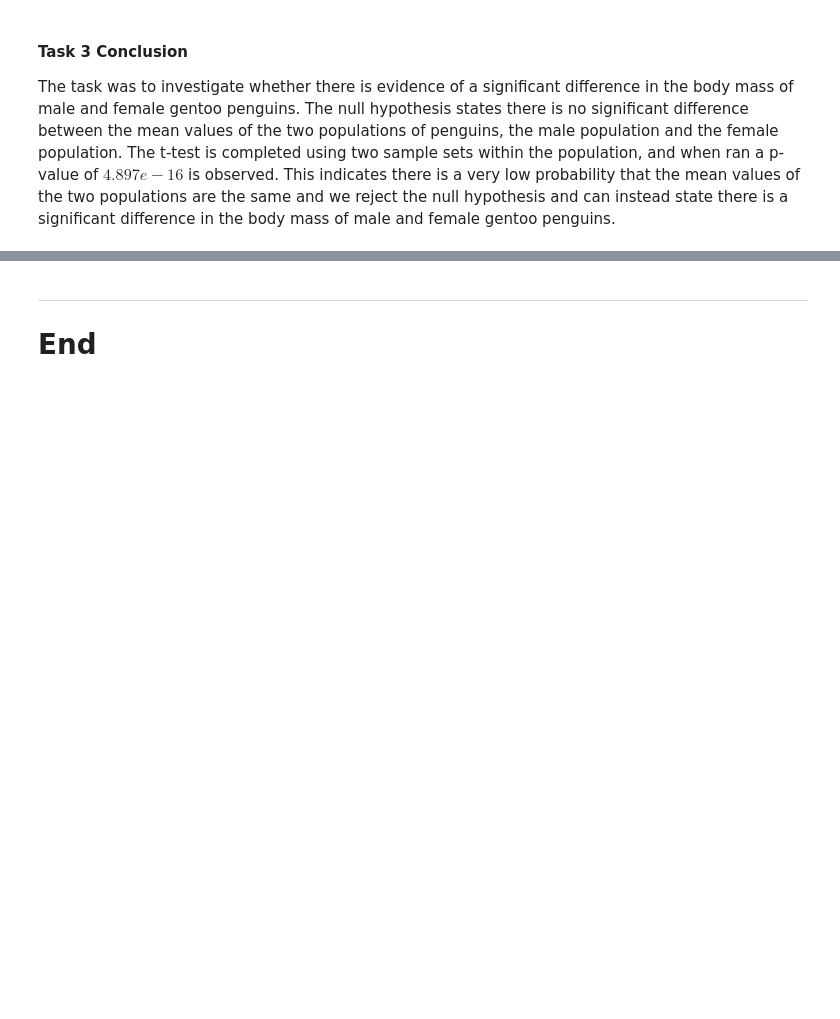
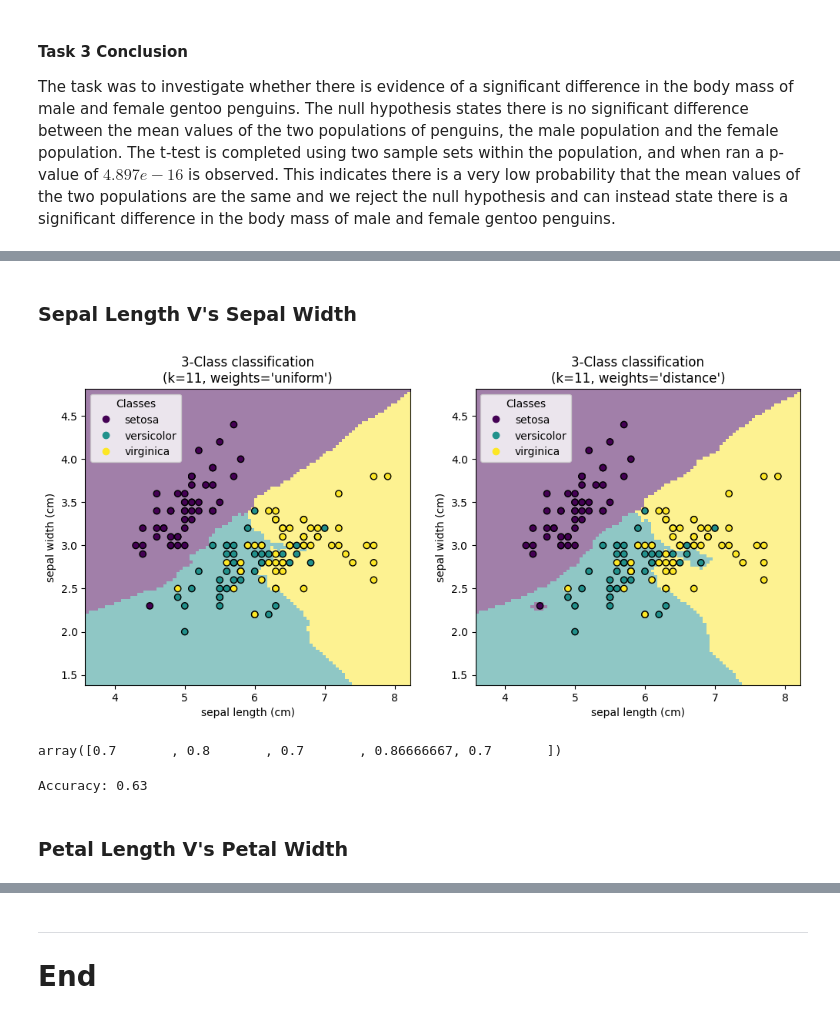
Before and after one commit to emma2d/machinelearning, a Jupyter notebook: tasks.ipynb, the cells around one changed output, grey strips where cells are left out. Saved outputs shown, nothing was run; the diff lists cells and outputs as text; code cells hidden in the pictures; blank space fills up the shorter version.

```diff
--- a/tasks.ipynb
+++ b/tasks.ipynb
@@ -317,0 +334,59 @@ The task was to investigate whether there is evidence of a significant differenc
+# %% [markdown]
+### Sepal Length V's Sepal Width
+# %%
+iris = load_iris(as_frame=True)
+X = iris.data[["sepal length (cm)", "sepal width (cm)"]]
+y = iris.target
+X_train, X_test, y_train, y_test = train_test_split(X, y, stratify=y, random_state=0)
+# %%
+# Standardise the features by removing the mean and scaling to unit variance, define KNN classification
+
+clf = Pipeline(steps=[("scaler", StandardScaler()), ("knn", KNeighborsClassifier(n_neighbors=11))])
+# %%
+# Show plots.
+
+_, axs = plt.subplots(ncols=2, figsize=(12, 5))
+
+for ax, weights in zip(axs, ("uniform", "distance")):
+    clf.set_params(knn__weights=weights).fit(X_train, y_train)
+    disp = DecisionBoundaryDisplay.from_estimator(
+        clf,
+        X_test,
+        response_method="predict",
+        plot_method="pcolormesh",
+        xlabel=iris.feature_names[0],
+        ylabel=iris.feature_names[1],
+        shading="auto",
+        alpha=0.5,
+        ax=ax,
+    )
+    scatter = disp.ax_.scatter(X.iloc[:, 0], X.iloc[:, 1], c=y, edgecolors="k")
+    disp.ax_.legend(
+        scatter.legend_elements()[0],
+        iris.target_names,
+        loc="upper left",
+        title="Classes",
+    )
+    _ = disp.ax_.set_title(
+        f"3-Class classification\n(k={clf[-1].n_neighbors}, weights={weights!r})"
+    )
+
+plt.show()
+# %% [output]
+[figure, added]
+# %%
+# Run cross-validation with five folds.
+sk.model_selection.cross_val_score(clf, X, y)
+# %% [output]
+array([0.7       , 0.8       , 0.7       , 0.86666667, 0.7       ])
+# %%
+# Evaluate the classifier's performance
+y_pred = clf.predict(X_test)
+
+# Print accuracy score
+accuracy = accuracy_score(y_test, y_pred)
+print(f'Accuracy: {accuracy:.2f}')
+# %% [output]
+Accuracy: 0.63
+# %% [markdown]
+### Petal Length V's Petal Width
```
Also changed, not shown: parts of 18 cells of this notebook.
